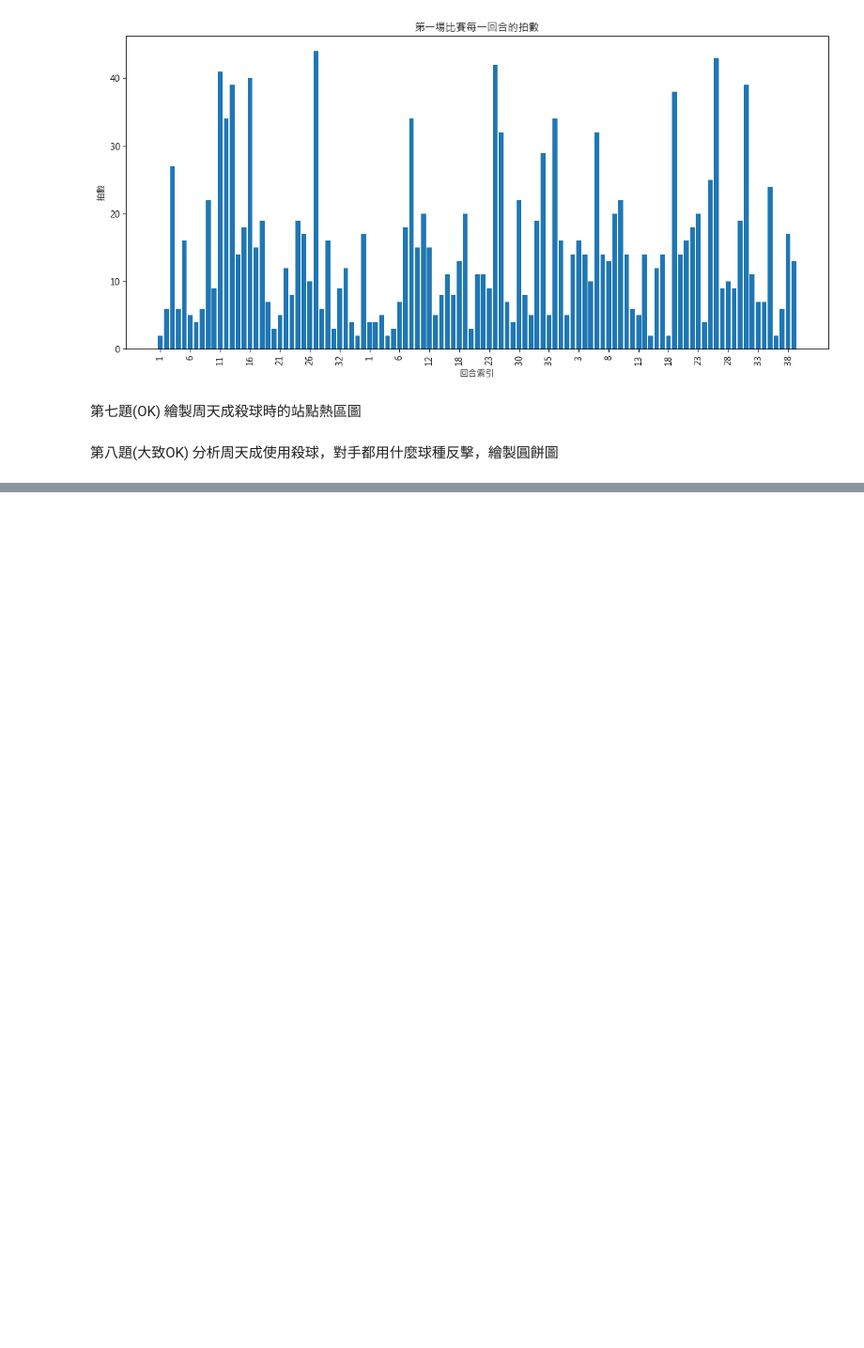
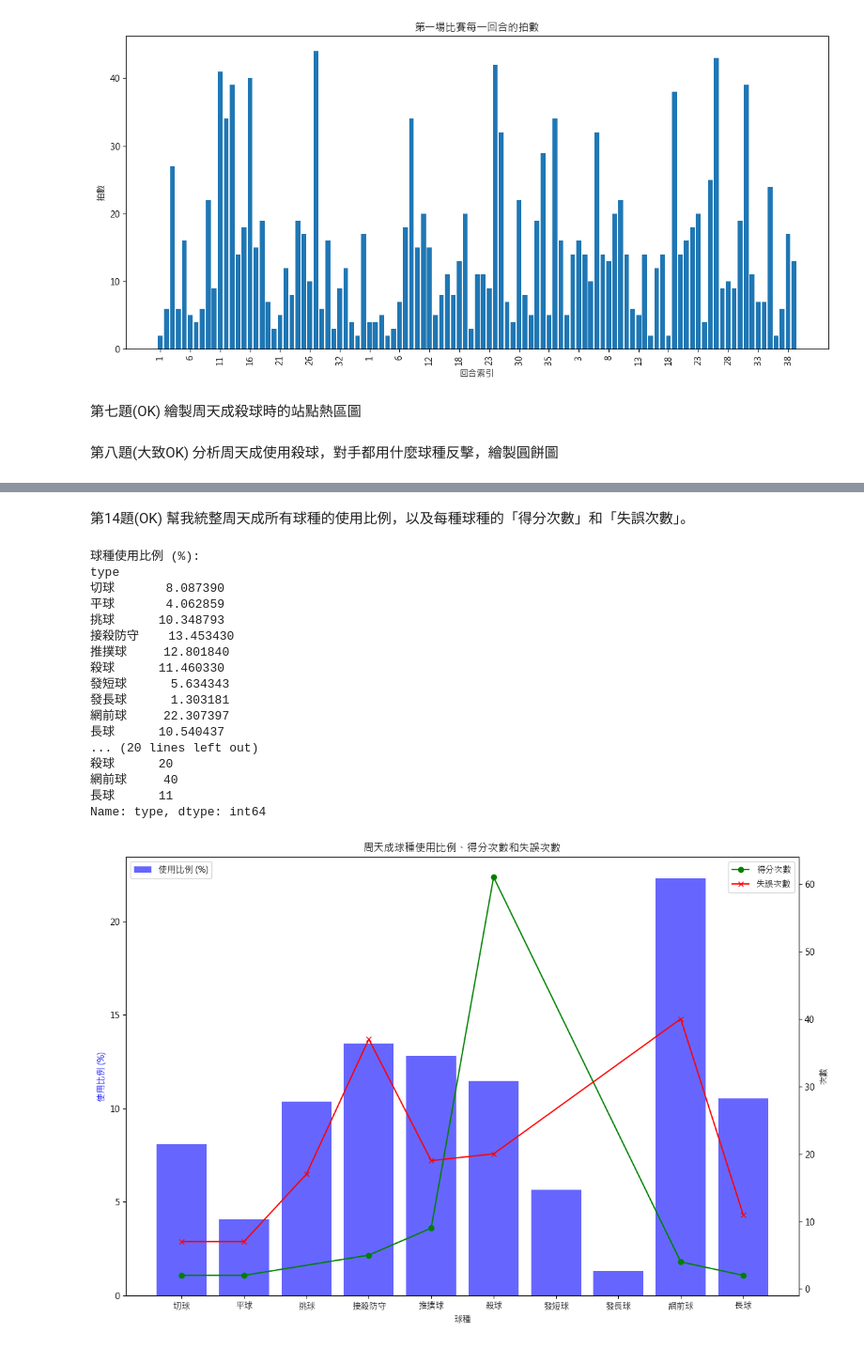
Before and after one commit to DanielTeng0811/BadmintonAI, a Jupyter notebook: question_ans_final.ipynb, the cells around one changed output, grey strips where cells are left out. Shown at 94% size. Drawn from its saved outputs; the diff is of its cells as text; code cells hidden in the pictures; blank space fills up the shorter version.

```diff
--- a/question_ans_final.ipynb
+++ b/question_ans_final.ipynb
@@ -455,0 +706,78 @@ if len(df) > 0:
+# %% [markdown]
+第14題(OK)
+幫我統整周天成所有球種的使用比例，以及每種球種的「得分次數」和「失誤次數」。
+# %%
+import numpy as np
+import pandas as pd
+import platform
+import matplotlib.pyplot as plt
+
+# 字體設置
+s = platform.system()
+plt.rcParams['font.sans-serif'] = ['Arial Unicode MS', 'PingFang TC'] if s == 'Darwin' else ['Microsoft JhengHei', 'SimHei'] if s == 'Windows' else ['WenQuanYi Zen Hei']
+plt.rcParams['axes.unicode_minus'] = False
+
+# 確認數據是否存在
+if len(df) > 0:
+    # 篩選出周天成的數據
+    chou_df = df[df['player'] == 'CHOU Tien Chen']
+
+    # 計算球種使用比例
+    type_counts = chou_df['type'].value_counts(normalize=True) * 100
+    type_counts = type_counts.sort_index()
+
+    # 計算每種球種的得分次數
+    win_counts = chou_df[(chou_df['getpoint_player'] == 'CHOU Tien Chen')].groupby('type')['type'].count()
+
+    # 計算每種球種的失誤次數
+    lose_counts = chou_df[(chou_df['getpoint_player'] != 'CHOU Tien Chen') & (~chou_df['lose_reason'].isna())].groupby('type')['type'].count()
+
+    # 圖表合併三個信息
+    fig, ax1 = plt.subplots(figsize=(12, 8))
+
+    # 繪製使用比例
+    ax1.bar(type_counts.index, type_counts.values, color='b', alpha=0.6, label='使用比例 (%)')
+    ax1.set_xlabel('球種')
+    ax1.set_ylabel('使用比例 (%)', color='b')
+    ax1.legend(loc='upper left')
+
+    # 第二軸，共用 x 軸
+    ax2 = ax1.twinx()
+    ax2.plot(win_counts.index, win_counts.values, label='得分次數', color='g', marker='o')
+    ax2.plot(lose_counts.index, lose_counts.values, label='失誤次數', color='r', marker='x')
+    ax2.set_ylabel('次數', color='k')
+    ax2.legend(loc='upper right')
+
+    plt.title('周天成球種使用比例、得分次數和失誤次數')
+    plt.xticks(rotation=45)
+    plt.tight_layout()
+
+    # Print important information
+    print("球種使用比例 (%):")
+    print(type_counts)
+    print("\n每種球種的得分次數:")
+    print(win_counts)
+    print("\n每種球種的失誤次數:")
+    print(lose_counts)
+
+    # 返回繪製的圖表
+    fig
+# %% [output]
+球種使用比例 (%):
+type
+切球       8.087390
+平球       4.062859
+挑球      10.348793
+接殺防守    13.453430
+推撲球     12.801840
+殺球      11.460330
+發短球      5.634343
+發長球      1.303181
+網前球     22.307397
+長球      10.540437
+... (20 lines left out)
+殺球      20
+網前球     40
+長球      11
+Name: type, dtype: int64
+[figure, added]
```
Also changed, not shown: parts of 13 cells of this notebook, 4 other files.
